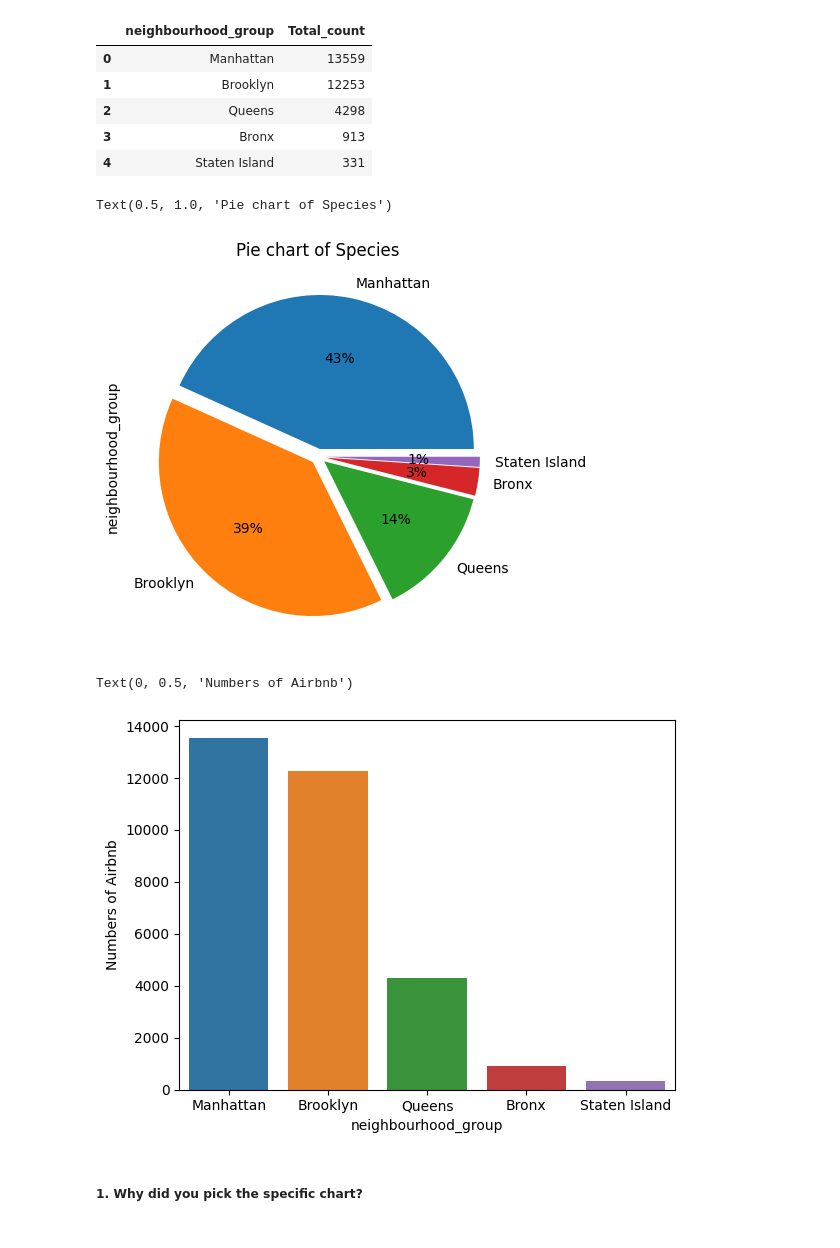
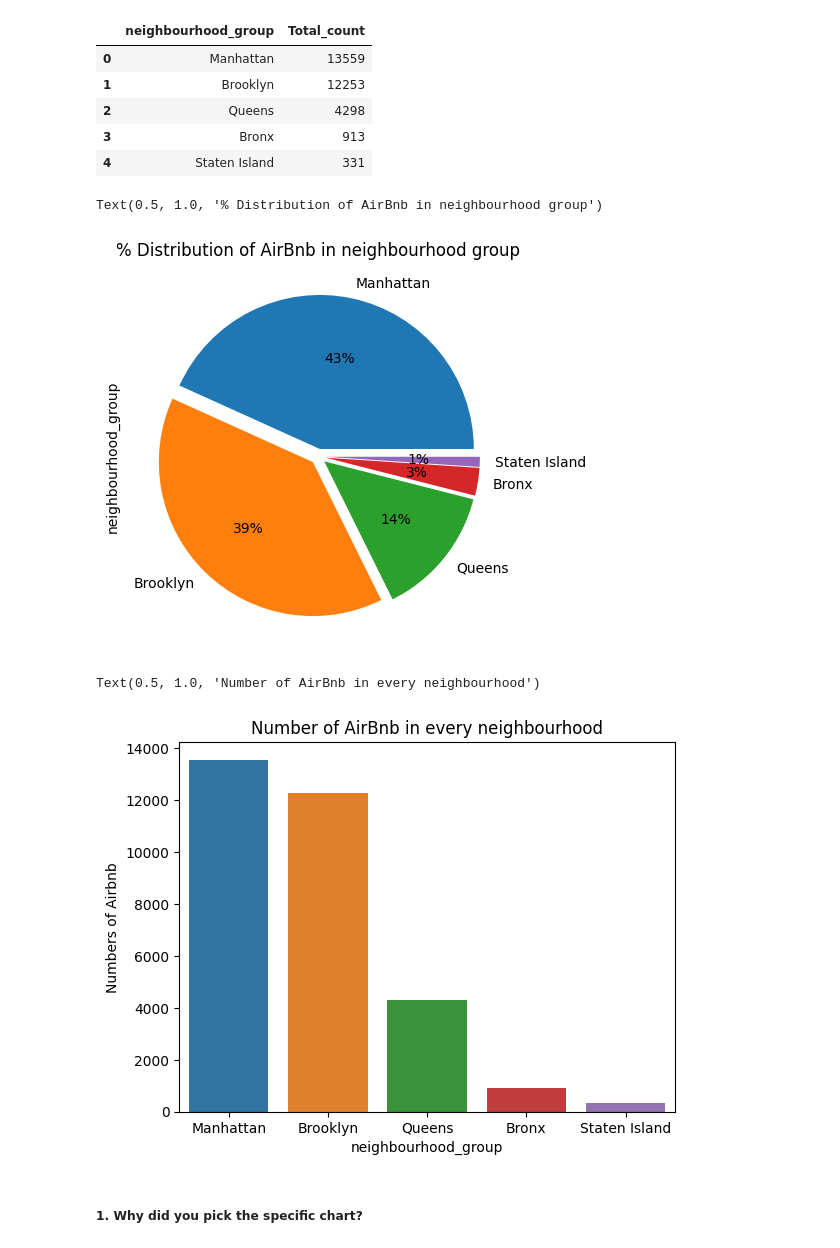
Before and after one commit to Dheerajraghava/Dheerajraghav_Airbnb_Bookings_Analysis_Capstone_Project, a Jupyter notebook: Copy_of_Sample_EDA_Submission_Template.ipynb, the cells around one changed output. Cells and saved outputs as stored; diff of their text form; code cells hidden in the pictures.

```diff
--- a/Copy_of_Sample_EDA_Submission_Template.ipynb
+++ b/Copy_of_Sample_EDA_Submission_Template.ipynb
@@ -804,17 +805,18 @@ Max_airbnb_in_neighbourhood
 #Analising  neighbourhood_group have maximum number of Airbnb in Pie chart.
 
 data1['neighbourhood_group'].value_counts().plot.pie(explode=[0.05,0.05,0.05,0.05,0.05],autopct='%1.0f%%',figsize=(10,5))
-print(plt.title("Pie chart of Species"))
+print(plt.title("% Distribution of AirBnb in neighbourhood group"))
 plt.show()
 # %% [output]
-Text(0.5, 1.0, 'Pie chart of Species')
+Text(0.5, 1.0, '% Distribution of AirBnb in neighbourhood group')
-[figure, old version]
+[figure, new version]
 # %%
 #Analising neighbourhood_group have maximum number of Airbnb in bar chart
 airbnb_in_neighbourhood=sns.barplot(data=Max_airbnb_in_neighbourhood,x='neighbourhood_group',y='Total_count')
 airbnb_in_neighbourhood.set_ylabel('Numbers of Airbnb')
+airbnb_in_neighbourhood.set_title('Number of AirBnb in every neighbourhood')
 # %% [output]
-Text(0, 0.5, 'Numbers of Airbnb')
+Text(0.5, 1.0, 'Number of AirBnb in every neighbourhood')
-[figure, old version]
+[figure, new version]
 # %% [markdown]
 ##### 1. Why did you pick the specific chart?
```
Also changed, not shown: parts of 13 cells of this notebook.
